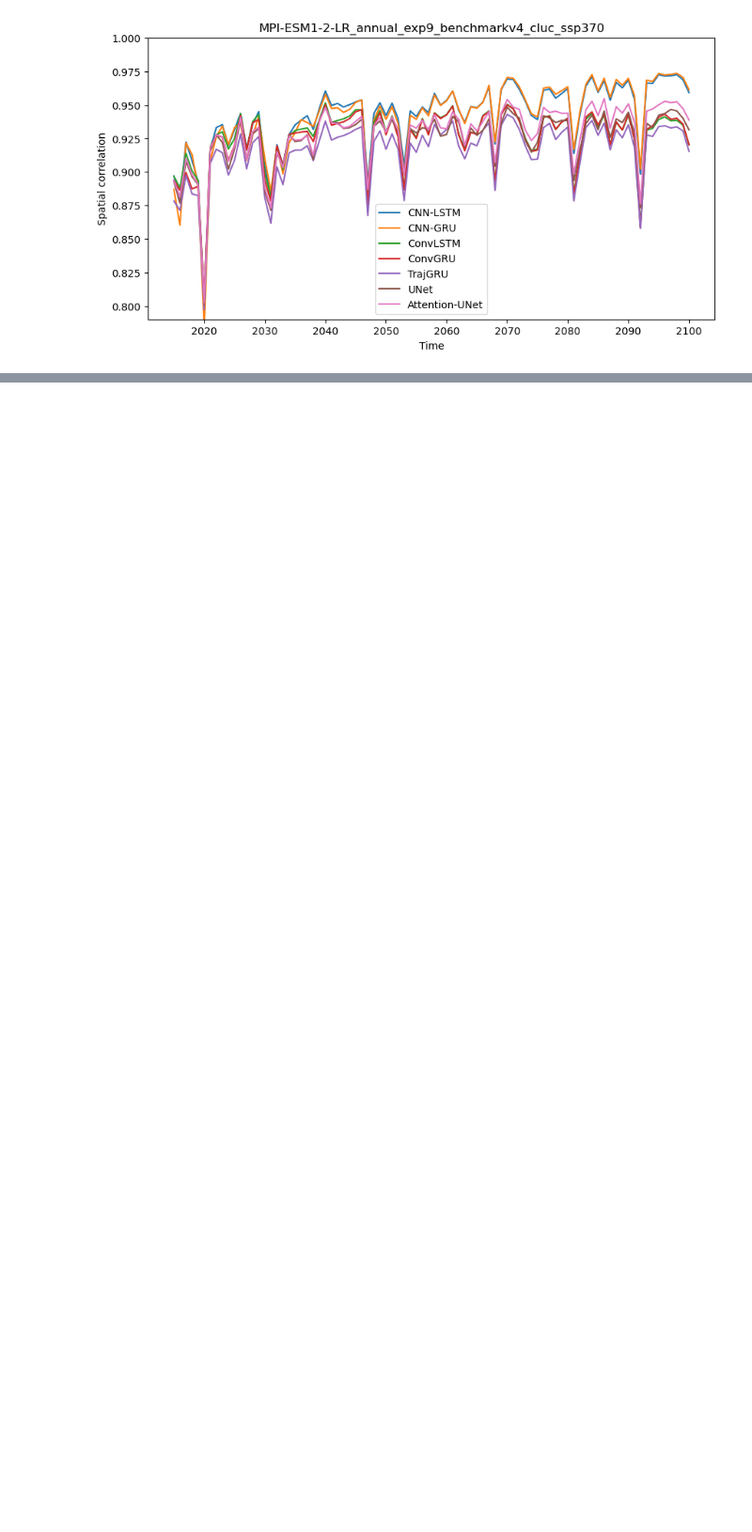
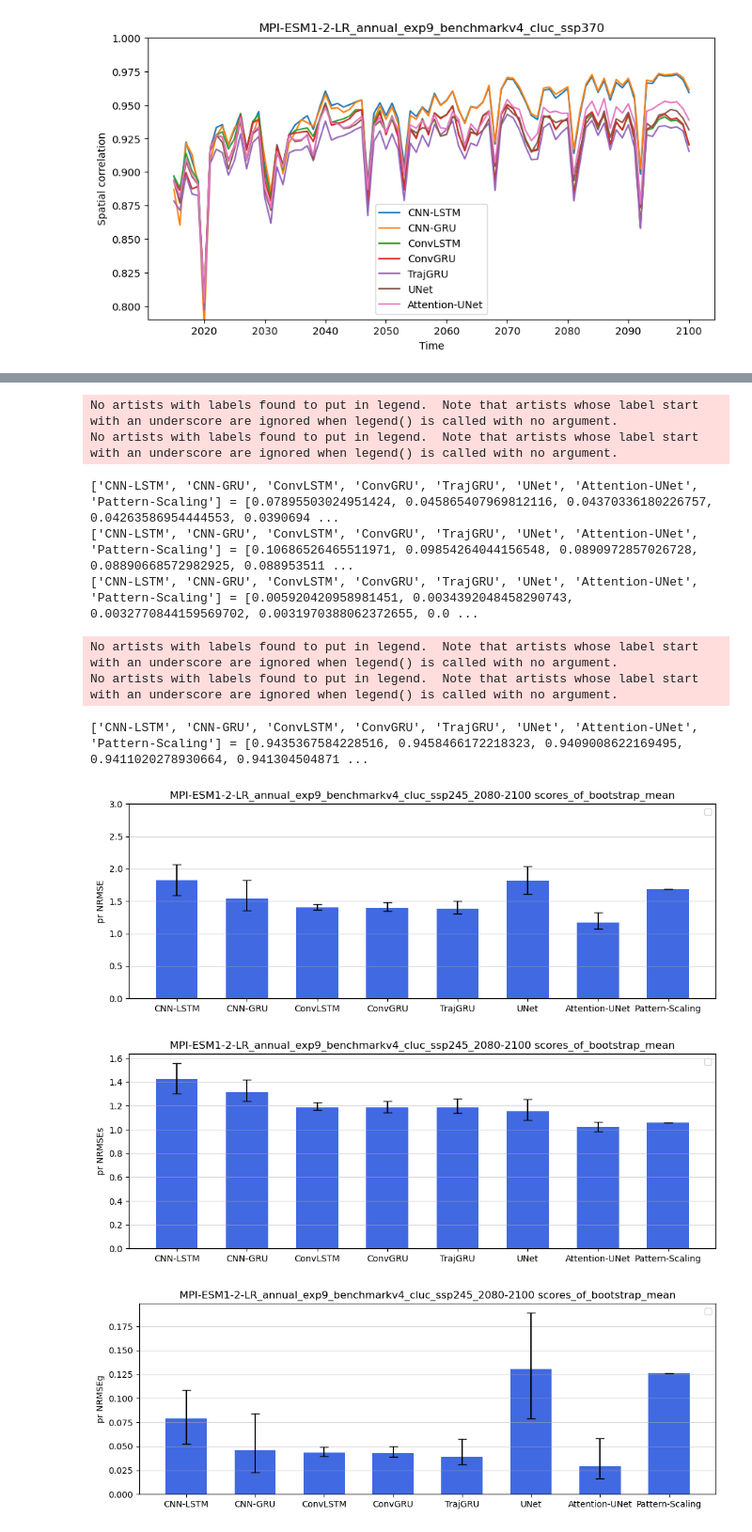
Before and after one commit to zoeleila/scenarIA, a Jupyter notebook: src/plots/benchmark.ipynb, the cells around one changed output, grey strips where cells are left out. Shown at 94% size. Saved outputs shown, nothing was run; the diff lists cells and outputs as text; code cells hidden in the pictures; blank space fills up the shorter version.

```diff
--- a/src/plots/benchmark.ipynb
+++ b/src/plots/benchmark.ipynb
@@ -127,6 +168,7 @@ compare_metrics_maps(y_end,
 # %%
-y_end = y[-21:, :, :]
+y_end = y[-21:, :, :] - clim # raw changes
 for key, y_hat in y_hat_dict.items():
+    y_hat = y_hat - clim # raw changes
     y_hat_dict[key] = [i[-21:,:,:] for i in y_hat]
 compare_metrics(y_end,
             y_hat_dict,
@@ -159,0 +197,15 @@ No artists with labels found to put in legend.  Note that artists whose label st
+# %%
+y_end = y[-21:, :, :]
+for key, y_hat in y_hat_dict.items():
+    y_hat_dict[key] = [i[-21:,:,:] for i in y_hat]
+compare_metrics(y_end,
+            y_hat_dict,
+            lats=lats,
+            var_name=var_name,
+            title=f'{title}_2080-2100',
+            save_dir=save_dir,
+            ensemble_scoring='scores_of_bootstrap_mean',
+            figsize=(12,4),
+            colors=color ,
+            labels=None)
+# %% [output]
@@ -159,0 +216,11 @@ No artists with labels found to put in legend.  Note that artists whose label st
+No artists with labels found to put in legend.  Note that artists whose label start with an underscore are ignored when legend() is called with no argument.
+No artists with labels found to put in legend.  Note that artists whose label start with an underscore are ignored when legend() is called with no argument.
+['CNN-LSTM', 'CNN-GRU', 'ConvLSTM', 'ConvGRU', 'TrajGRU', 'UNet', 'Attention-UNet', 'Pattern-Scaling'] = [0.07895503024951424, 0.045865407969812116, 0.04370336180226757, 0.04263586954444553, 0.0390694 ...
+['CNN-LSTM', 'CNN-GRU', 'ConvLSTM', 'ConvGRU', 'TrajGRU', 'UNet', 'Attention-UNet', 'Pattern-Scaling'] = [0.10686526465511971, 0.09854264044156548, 0.0890972857026728, 0.08890668572982925, 0.088953511 ...
+['CNN-LSTM', 'CNN-GRU', 'ConvLSTM', 'ConvGRU', 'TrajGRU', 'UNet', 'Attention-UNet', 'Pattern-Scaling'] = [0.005920420958981451, 0.0034392048458290743, 0.0032770844159569702, 0.0031970388062372655, 0.0 ...
+No artists with labels found to put in legend.  Note that artists whose label start with an underscore are ignored when legend() is called with no argument.
+No artists with labels found to put in legend.  Note that artists whose label start with an underscore are ignored when legend() is called with no argument.
+['CNN-LSTM', 'CNN-GRU', 'ConvLSTM', 'ConvGRU', 'TrajGRU', 'UNet', 'Attention-UNet', 'Pattern-Scaling'] = [0.9435367584228516, 0.9458466172218323, 0.9409008622169495, 0.9411020278930664, 0.941304504871 ...
+[figure, added]
+[figure, added]
+[figure, added]
```
Also changed, not shown: parts of 7 cells of this notebook, 13 other files.
